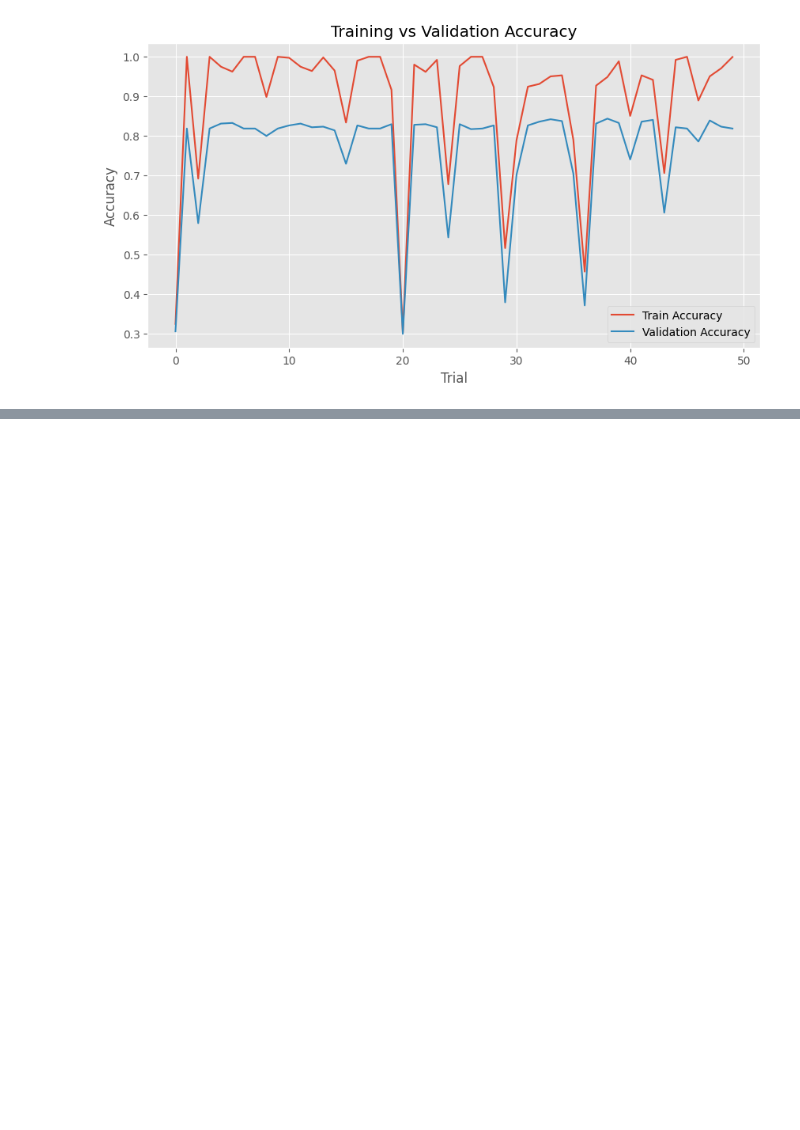
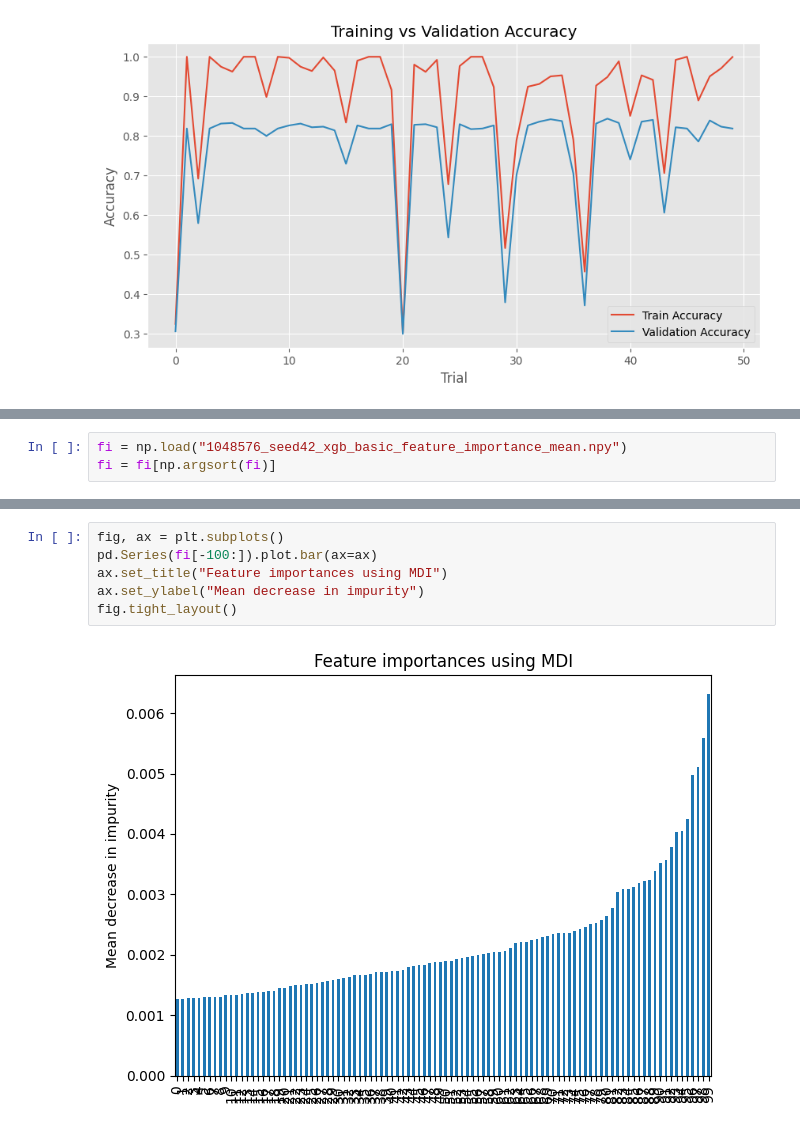
Before and after one commit to Jinhyun-Kim/geography_prediction, a Jupyter notebook: main_test.ipynb, the cells around one changed output, grey strips where cells are left out. Cells and saved outputs as stored; diff of their text form; blank space fills up the shorter version.

```diff
--- a/main_test.ipynb
+++ b/main_test.ipynb
@@ -160,0 +137,3 @@ logging.info(f' - Train done with Accuracy: {eval_metrics_test["accuracy"]*100:.
+# %%
+fi = np.load("1048576_seed42_xgb_basic_feature_importance_mean.npy")
+fi = fi[np.argsort(fi)]
@@ -160,0 +154,8 @@ logging.info(f' - Train done with Accuracy: {eval_metrics_test["accuracy"]*100:.
+# %%
+fig, ax = plt.subplots()
+pd.Series(fi[-100:]).plot.bar(ax=ax)
+ax.set_title("Feature importances using MDI")
+ax.set_ylabel("Mean decrease in impurity")
+fig.tight_layout()
+# %% [output]
+[figure, added]
```
Also changed, not shown: parts of 15 cells of this notebook, 1 other file.
